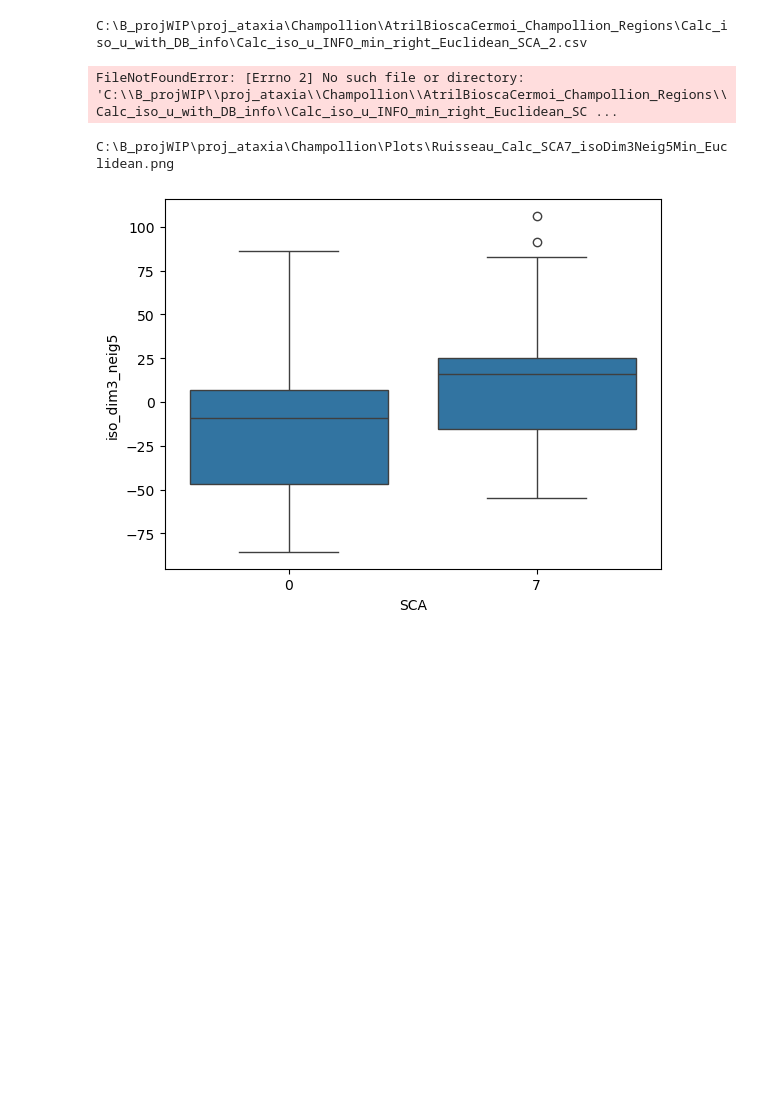
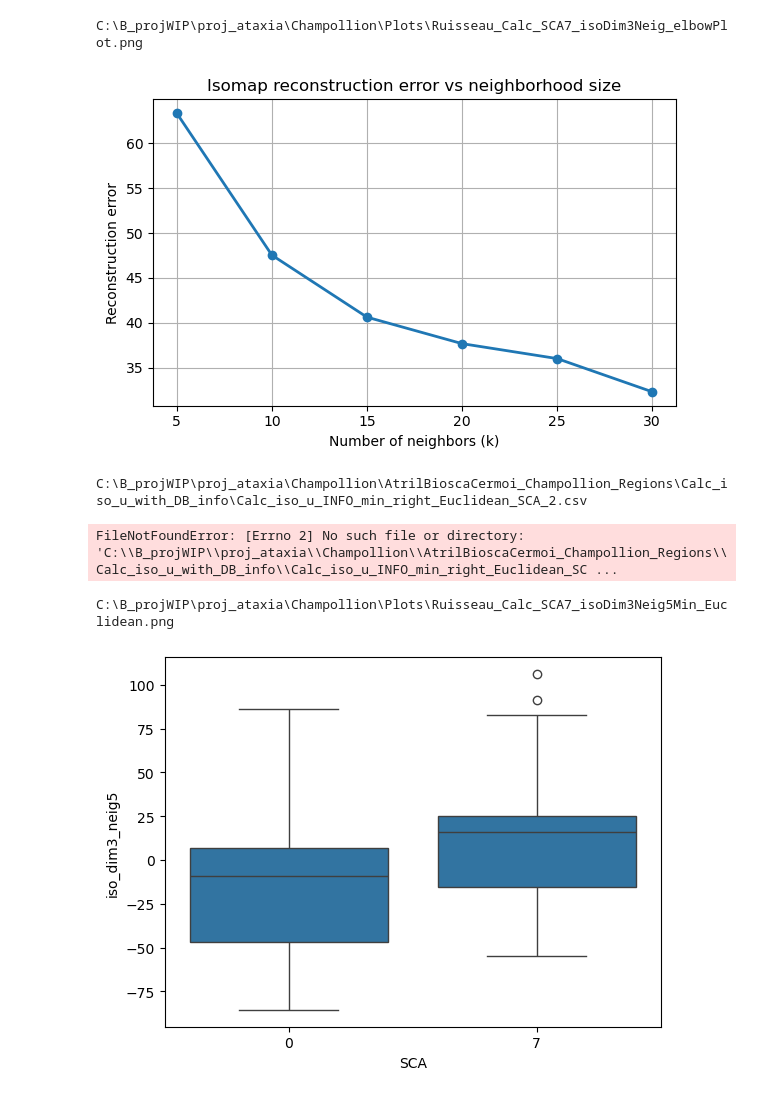
Before and after one commit to zhongyi-sun/Ruisseau_stats_2026, a Jupyter notebook: SCA_Champollion_Region_LM.ipynb, the cells around one changed output. Saved outputs shown, nothing was run; the diff lists cells and outputs as text; code cells hidden in the pictures; blank space fills up the shorter version.

```diff
--- a/SCA_Champollion_Region_LM.ipynb
+++ b/SCA_Champollion_Region_LM.ipynb
@@ -150,3 +375,29 @@ Done! Sorted results written to: C:\B_projWIP\proj_ataxia\Champollion\Stats_prin
+# %%
+def plot_isomap_elbow(k_values, errors,plotName):
+    import matplotlib.pyplot as plt
+
+    plt.figure(figsize=(6, 4))
+    plt.plot(k_values, errors, marker='o', linewidth=2)
+
+    plt.xlabel("Number of neighbors (k)")
+    plt.ylabel("Reconstruction error")
+    plt.title("Isomap reconstruction error vs neighborhood size")
+
+    plt.grid(True)
+    plt.tight_layout()
+    plt.savefig(curPlotName, dpi=300, bbox_inches='tight')
+    plt.show()
+
+curPlotName = rf'{curRoot}:\B_projWIP\proj_{curProject}\Champollion\Plots\Ruisseau_Calc_SCA7_isoDim3Neig_elbowPlot.png'
+print(curPlotName)
+plot_isomap_elbow(
+    [5, 10, 15, 20, 25, 30],
+    [63.346, 47.538, 40.627, 37.676, 36.011, 32.310],
+    curPlotName
+)
+# %% [output]
+C:\B_projWIP\proj_ataxia\Champollion\Plots\Ruisseau_Calc_SCA7_isoDim3Neig_elbowPlot.png
+[figure, added]
 # %%
 ################################  Confirmation and plots  #####################################
 # %%
```
Also changed, not shown: parts of 9 cells of this notebook, 1 other file.
